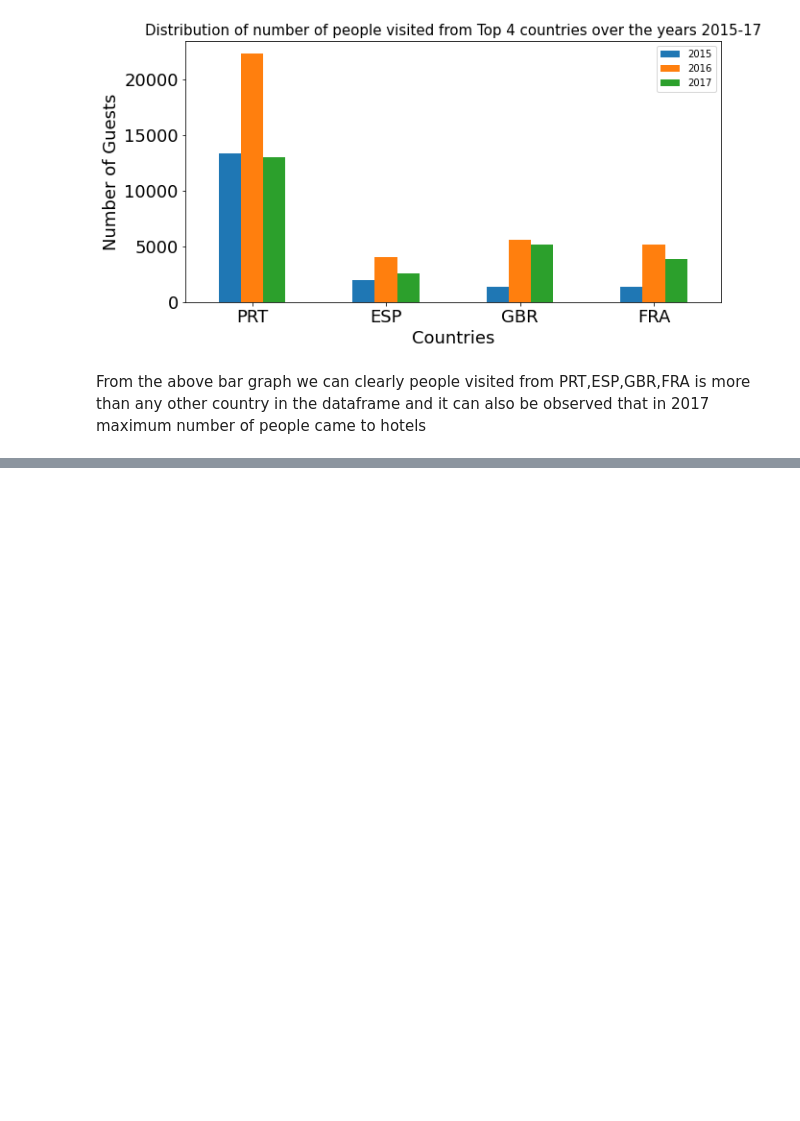
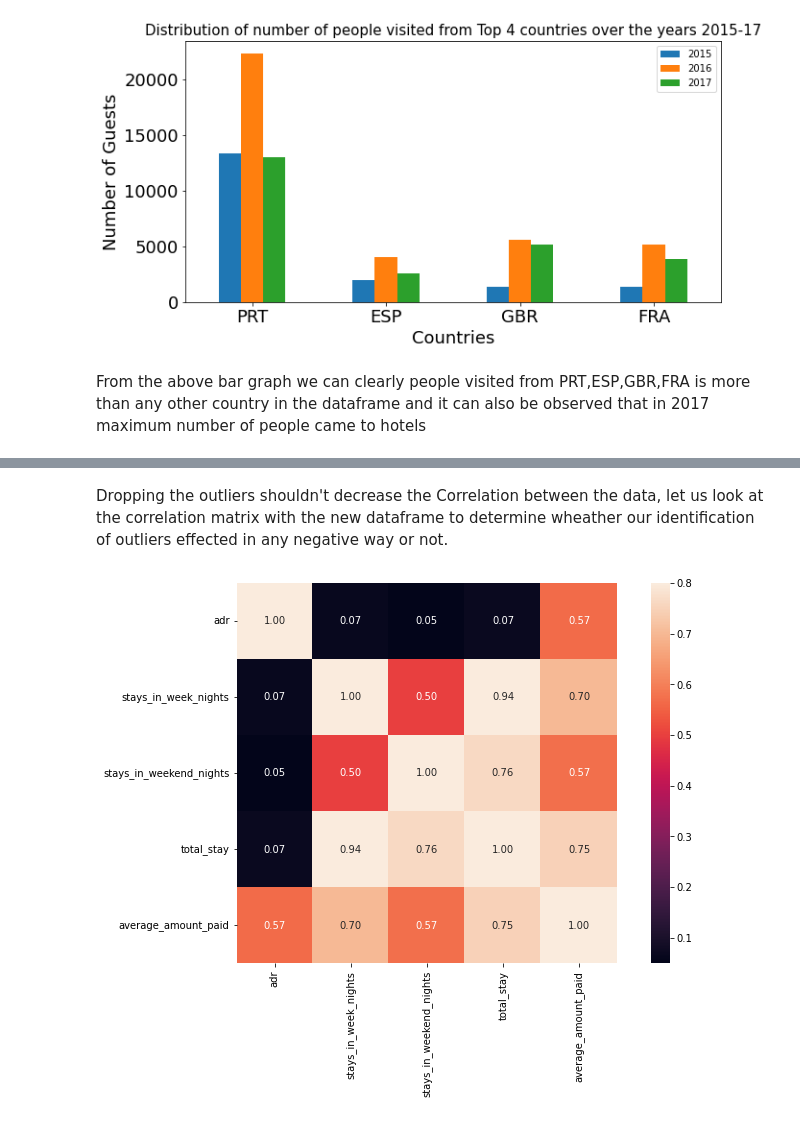
Before and after one commit to Mihirgupta2001/EDA-Capstone-Project-Hotel-Booking, a Jupyter notebook: EDA_Hotel_Booking_Analysis_Capstone_Project.ipynb, the cells around one changed output, grey strips where cells are left out. Cells and saved outputs as stored; diff of their text form; code cells hidden in the pictures; blank space fills up the shorter version.

```diff
--- a/EDA_Hotel_Booking_Analysis_Capstone_Project.ipynb
+++ b/EDA_Hotel_Booking_Analysis_Capstone_Project.ipynb
@@ -390,0 +487,5 @@ From the above bar graph we can clearly people visited from PRT,ESP,GBR,FRA is m
+# %%
+# dropping the irrelevant data (removing outliers from both negative and positive side of the numberline)
+relevant_df.drop(relevant_df[relevant_df['adr'] <= 0].index, inplace = True)
+relevant_df.drop(relevant_df[relevant_df['average_amount_paid'] >5000].index, inplace = True)
+relevant_df.drop(relevant_df[relevant_df['total_stay'] > 50].index, inplace = True)
@@ -390,0 +514,9 @@ From the above bar graph we can clearly people visited from PRT,ESP,GBR,FRA is m
+# %% [markdown]
+Dropping the outliers shouldn't decrease the Correlation between the data, let us look at the correlation matrix with the new dataframe to determine wheather our identification of outliers effected in any negative way or not.
+# %%
+# looking at the correlation matrix of our relevant dataframe to check wheather dropping the irrelevant rows did any negative impact or not
+corr_mat = relevant_df.corr()
+f, ax = plt.subplots(figsize=(12, 7))
+sns.heatmap(corrmat,annot = True,fmt='.2f', annot_kws={'size': 10},  vmax=.8, square=True);
+# %% [output]
+[figure, added]
```
Also changed, not shown: parts of 26 cells of this notebook.
